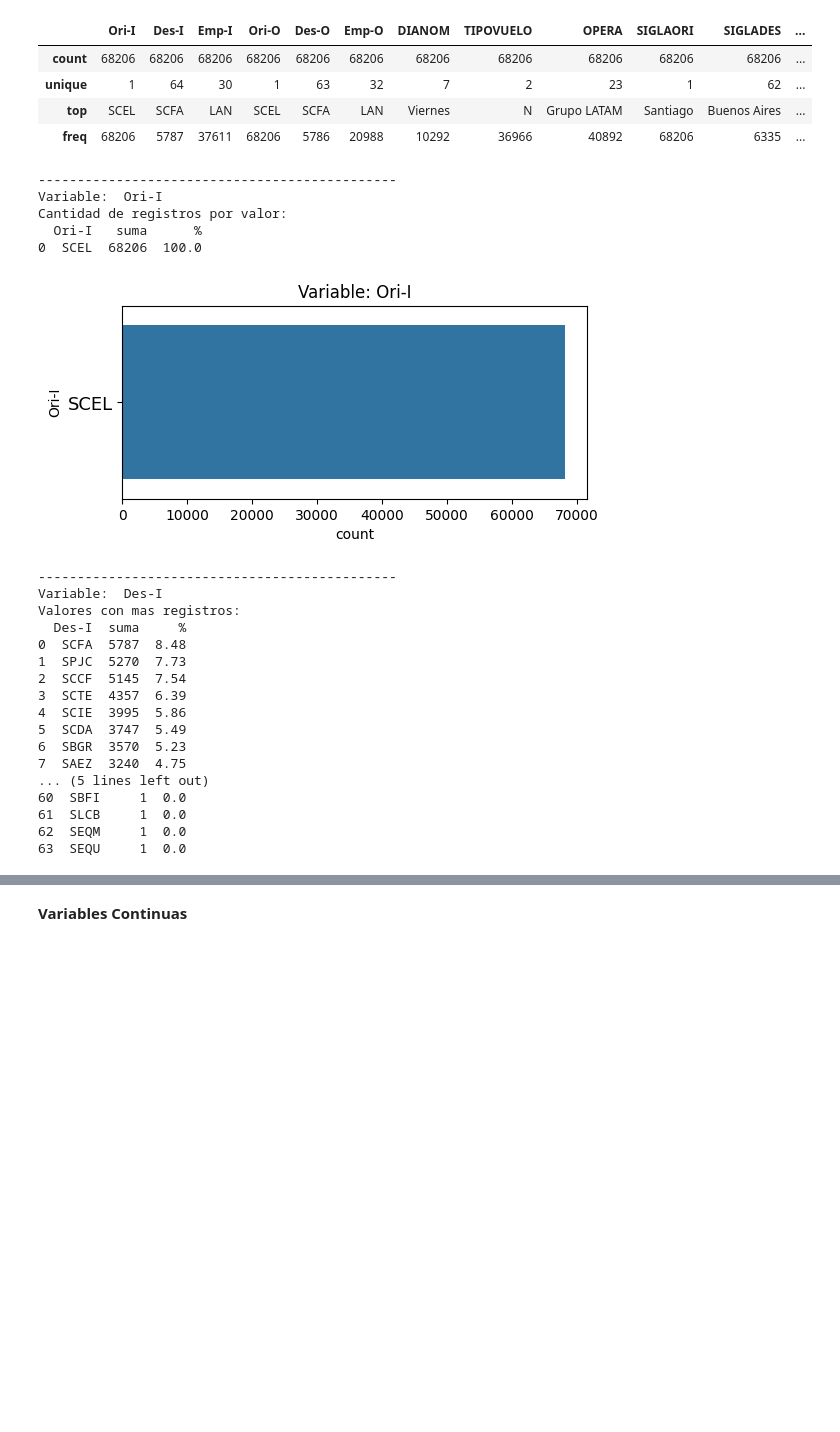
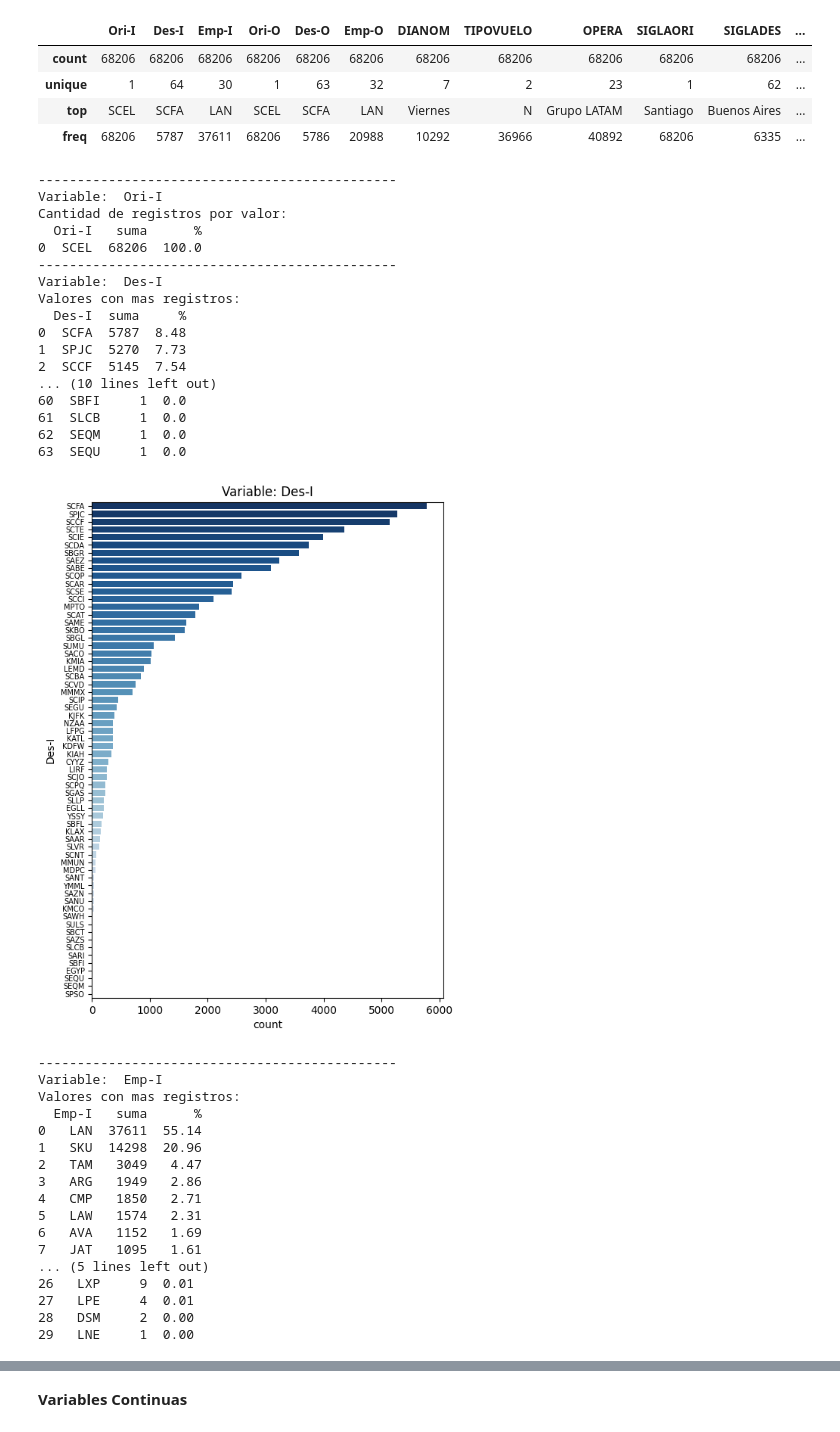
Before and after one commit to Mishagk/LATAM-Desafio-DS, a Jupyter notebook: solution.ipynb, the cells around one changed output, grey strips where cells are left out. Saved outputs shown, nothing was run; the diff lists cells and outputs as text; code cells hidden in the pictures; blank space fills up the shorter version.

```diff
--- a/solution.ipynb
+++ b/solution.ipynb
@@ -619,53 +619,67 @@ for variable in datacat.columns.tolist():
         print(conteo.tail(5))
     else:
         print('Cantidad de registros por valor:')
         print(conteo)
 
     cantidad = conteo.shape[0] # cantidad de registros en dataframe agrupado
 
     # Determinar aspectos de tamaño de la figura y tamaño de letra
     if(cantidad < 10):
         figy = 2.5
         fontsize = 13.0
     elif(cantidad < 25):
         figy = 4.0
         fontsize = 11.0
     elif(cantidad < 45):
         figy = 6.0
         fontsize = 8.5
     elif(cantidad < 60):
         figy = 7.5
         fontsize = 8.0
     else:
         figy = 8.5
         fontsize = 7.0
 
-    plt.figure(figsize=(6,figy))
-    b = sns.countplot(datacat,y=variable,order=datacat[variable].value_counts().index)
-    b.set_yticklabels(datacat[variable].value_counts().index, size = fontsize)
-    plt.title("Variable: " + str(variable))
-    plt.show()
+    # En caso tenga al menos 5 valores unicos se genera la grafica
+    if(cantidad > 4):
+        plt.figure(figsize=(6,figy))
+        b = sns.countplot(datacat,y=variable,order=datacat[variable].value_counts().index,palette="Blues_r")
+        b.set_yticklabels(datacat[variable].value_counts().index, size = fontsize)
+        plt.title("Variable: " + str(variable))
+        plt.show()
 # %% [output]
 ----------------------------------------------
 Variable:  Ori-I
 Cantidad de registros por valor:
   Ori-I   suma      %
 0  SCEL  68206  100.0
+----------------------------------------------
+Variable:  Des-I
+Valores con mas registros:
+  Des-I  suma     %
+0  SCFA  5787  8.48
+1  SPJC  5270  7.73
+2  SCCF  5145  7.54
+... (10 lines left out)
+60  SBFI     1  0.0
+61  SLCB     1  0.0
+62  SEQM     1  0.0
+63  SEQU     1  0.0
-[figure, old version]
+[figure, new version]
 ----------------------------------------------
-Variable:  Des-I
+Variable:  Emp-I
 Valores con mas registros:
-  Des-I  suma     %
-0  SCFA  5787  8.48
-1  SPJC  5270  7.73
-2  SCCF  5145  7.54
-3  SCTE  4357  6.39
-4  SCIE  3995  5.86
-5  SCDA  3747  5.49
-6  SBGR  3570  5.23
-7  SAEZ  3240  4.75
+  Emp-I   suma      %
+0   LAN  37611  55.14
+1   SKU  14298  20.96
+2   TAM   3049   4.47
+3   ARG   1949   2.86
+4   CMP   1850   2.71
+5   LAW   1574   2.31
+6   AVA   1152   1.69
+7   JAT   1095   1.61
 ... (5 lines left out)
-60  SBFI     1  0.0
-61  SLCB     1  0.0
-62  SEQM     1  0.0
-63  SEQU     1  0.0
+26   LXP     9  0.01
+27   LPE     4  0.01
+28   DSM     2  0.00
+29   LNE     1  0.00
```
Also changed, not shown: parts of 2 cells of this notebook.
